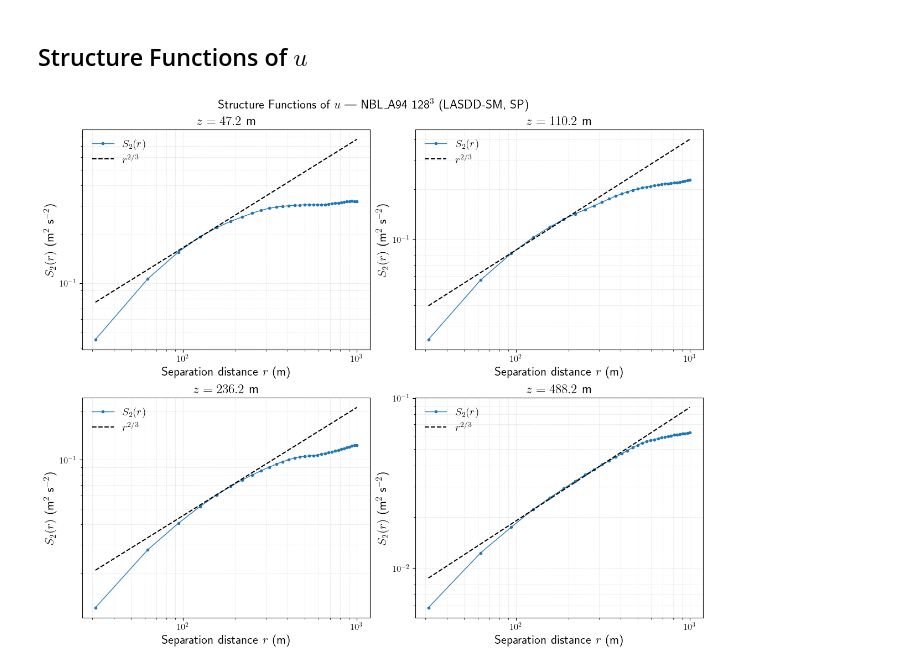
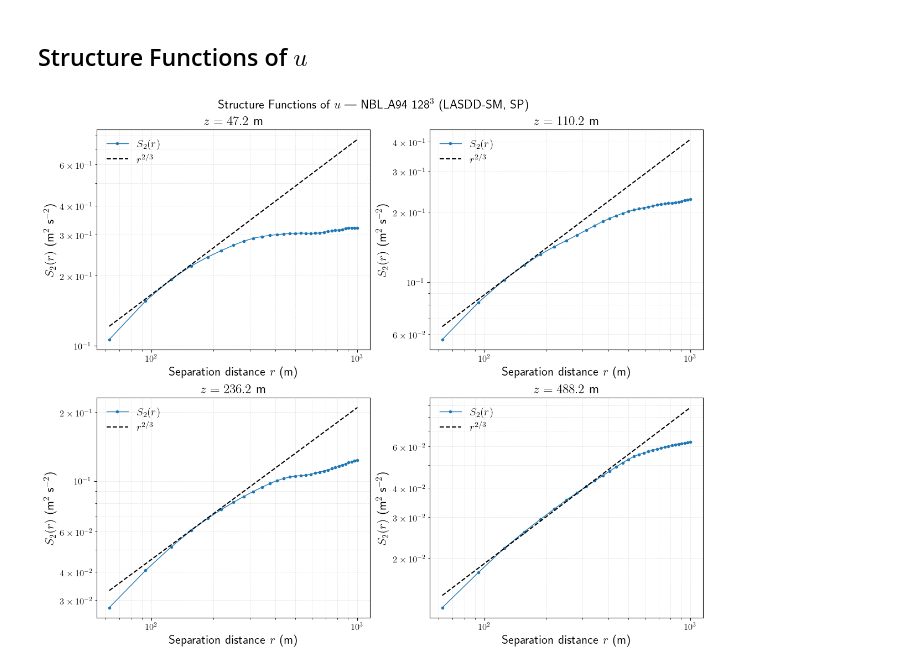
Before and after one commit to Sukantabasu/jax-alfa, a Jupyter notebook: docs/source/examples/NBL_A94/notebooks/NBL_A94_StructureFunctions.ipynb, the cells around one changed output. Drawn from its saved outputs; the diff is of its cells as text; code cells hidden in the pictures.

```diff
--- a/docs/source/examples/NBL_A94/notebooks/NBL_A94_StructureFunctions.ipynb
+++ b/docs/source/examples/NBL_A94/notebooks/NBL_A94_StructureFunctions.ipynb
@@ -121,26 +123,27 @@ plt.rcParams.update({
 # %%
 fig, axs = plt.subplots(2, 2, figsize=(12, 10), constrained_layout=True)
 axs = axs.flatten()
 
 max_r   = nx // 4
-A_ref_u = [7.7e-3, 4e-3, 2.1e-3, 8.8e-4]   # one pre-factor per height level; adjust to shift r^{2/3}
+min_r   = 2          # skip sub-filter range (FGR=1 zeros only Nyquist, smooth below 2dx)
+A_ref_u = [7.7e-3, 4.1e-3, 2.1e-3, 8.8e-4]   # one pre-factor per height level; adjust to shift r^{2/3}
 
 for i, k in enumerate(k_levels):
     S, rr = StructureFunction1D_LES(u3D[:, :, k], max_r=max_r)
     r_m = rr * dx
 
     ax = axs[i]
-    ax.loglog(r_m, S[1], color='tab:blue', marker='o',
+    ax.loglog(r_m[min_r-1:], S[1, min_r-1:], color='tab:blue', marker='o',
               markevery=1, markersize=3, linewidth=1.0, label=r'$S_2(r)$')
-    ax.loglog(r_m, A_ref_u[i] * r_m ** (2 / 3), 'k--', linewidth=1.5, label=r'$r^{2/3}$')
+    ax.loglog(r_m[min_r-1:], A_ref_u[i] * r_m[min_r-1:] ** (2 / 3), 'k--', linewidth=1.5, label=r'$r^{2/3}$')
 
     ax.set_title(rf'$z = {z_labels[i]}$ m')
     ax.set_xlabel(r'Separation distance $r$ (m)')
     ax.set_ylabel(r'$S_2(r)$ (m$^2$ s$^{-2}$)')
     ax.legend(frameon=False)
     ax.grid(True, which='both', ls='--', alpha=0.4)
 
 fig.suptitle(r'Structure Functions of $u$ — NBL\_A94 128$^3$ (LASDD-SM, SP)', fontsize=16)
 plt.show()
 # %% [output]
-[figure, old version]
+[figure, new version]
```
Also changed, not shown: parts of 1 cell of this notebook, 2 other files.
